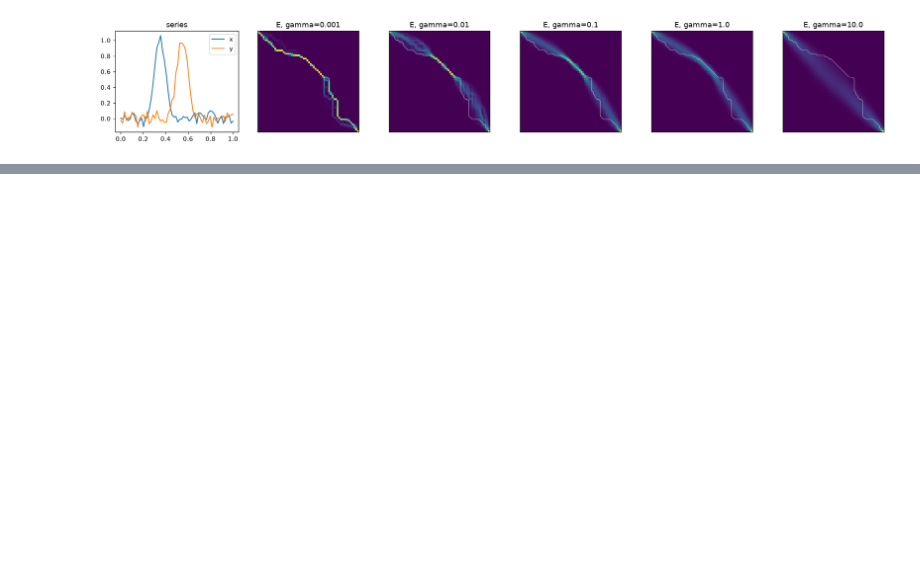
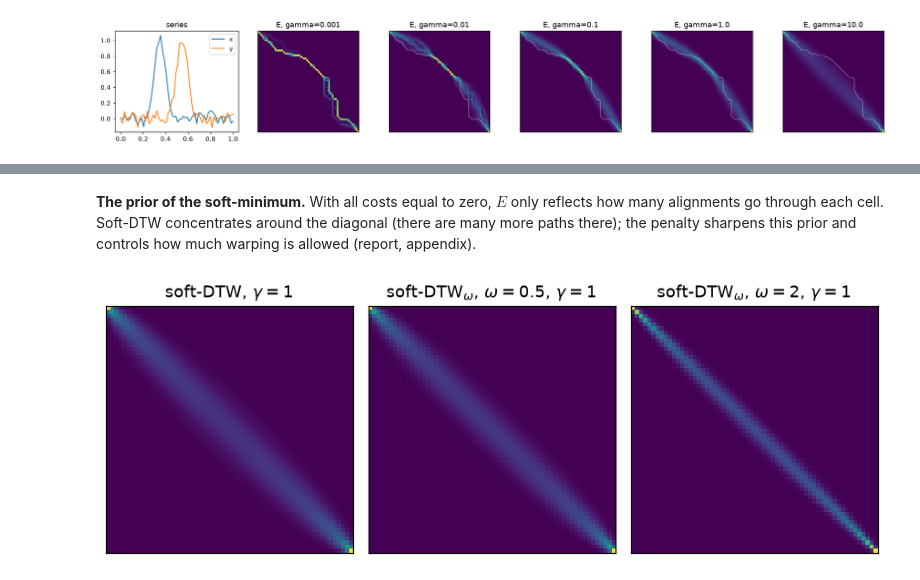
Before and after one commit to PabloAlmendralejo/MVA, a Jupyter notebook: notebook.ipynb, the cells around one changed output, grey strips where cells are left out. Saved outputs shown, nothing was run; the diff lists cells and outputs as text; code cells hidden in the pictures; blank space fills up the shorter version.

Commit message:
Notebook: full version; repo cleanup (omega naming, obsolete files removed)

```diff
--- a/notebook.ipynb
+++ b/notebook.ipynb
@@ -123,0 +150,13 @@ torch autograd {16: np.float64(0.04372), 32: np.float64(0.17647), 64: np.float64
+# %%
+x, y = rng.normal(size=(30, 1)), rng.normal(size=(30, 1))
+gamma = 0.1
+print(f"soft-DTW                 : {soft_dtw(x, y, gamma):9.4f}")
+for om in [0.0, 0.1, 1.0, 10.0, 1000.0]:
+    print(f"soft-DTW_omega, omega={om:<6}: {soft_distance(x, y, gamma, 'adtw', omega=om):9.4f}"
+          f"   expected warping steps = {expected_warps(x, y, gamma, om):6.2f}")
+print(f"squared Euclidean        : {((x - y) ** 2).sum():9.4f}")
+
+# d/d omega = expected number of warping steps (finite-difference check)
+om, eps = 0.5, 1e-5
+fd = (soft_distance(x, y, gamma, 'adtw', omega=om + eps) - soft_distance(x, y, gamma, 'adtw', omega=om - eps)) / (2 * eps)
+print(f"\nd/d omega at omega=0.5: finite differences {fd:.6f}, expected warps {expected_warps(x, y, gamma, om):.6f}")
@@ -123,0 +173,16 @@ torch autograd {16: np.float64(0.04372), 32: np.float64(0.17647), 64: np.float64
+# %% [markdown]
+**The prior of the soft-minimum.** With all costs equal to zero, $E$ only reflects how many alignments go through each cell. Soft-DTW concentrates around the diagonal (there are many more paths there); the penalty sharpens this prior and controls how much warping is allowed (report, appendix).
+# %%
+n = 60
+z = np.zeros((n, 1))
+fig, axes = plt.subplots(1, 3, figsize=(8, 3))
+for ax, (title, kind, om) in zip(axes, [("soft-DTW", "dtw", 0.0),
+                                         ("soft-DTW$_\\omega$, $\\omega=0.5$", "adtw", 0.5),
+                                         ("soft-DTW$_\\omega$, $\\omega=2$", "adtw", 2.0)]):
+    Cd, Cv, Ch = edge_costs(z, z, kind, omega=om)
+    _, (Pd, Pv, Ph) = soft_dp(Cd, Cv, Ch, 1.0)
+    ax.imshow((Pd + Pv + Ph)[1:, 1:], cmap="viridis")
+    ax.set_title(title + ", $\\gamma=1$"); ax.set_xticks([]); ax.set_yticks([])
+plt.tight_layout(); plt.show()
+# %% [output]
+[figure, added]
```
Also changed, not shown: parts of 34 cells of this notebook, 50 other files.
